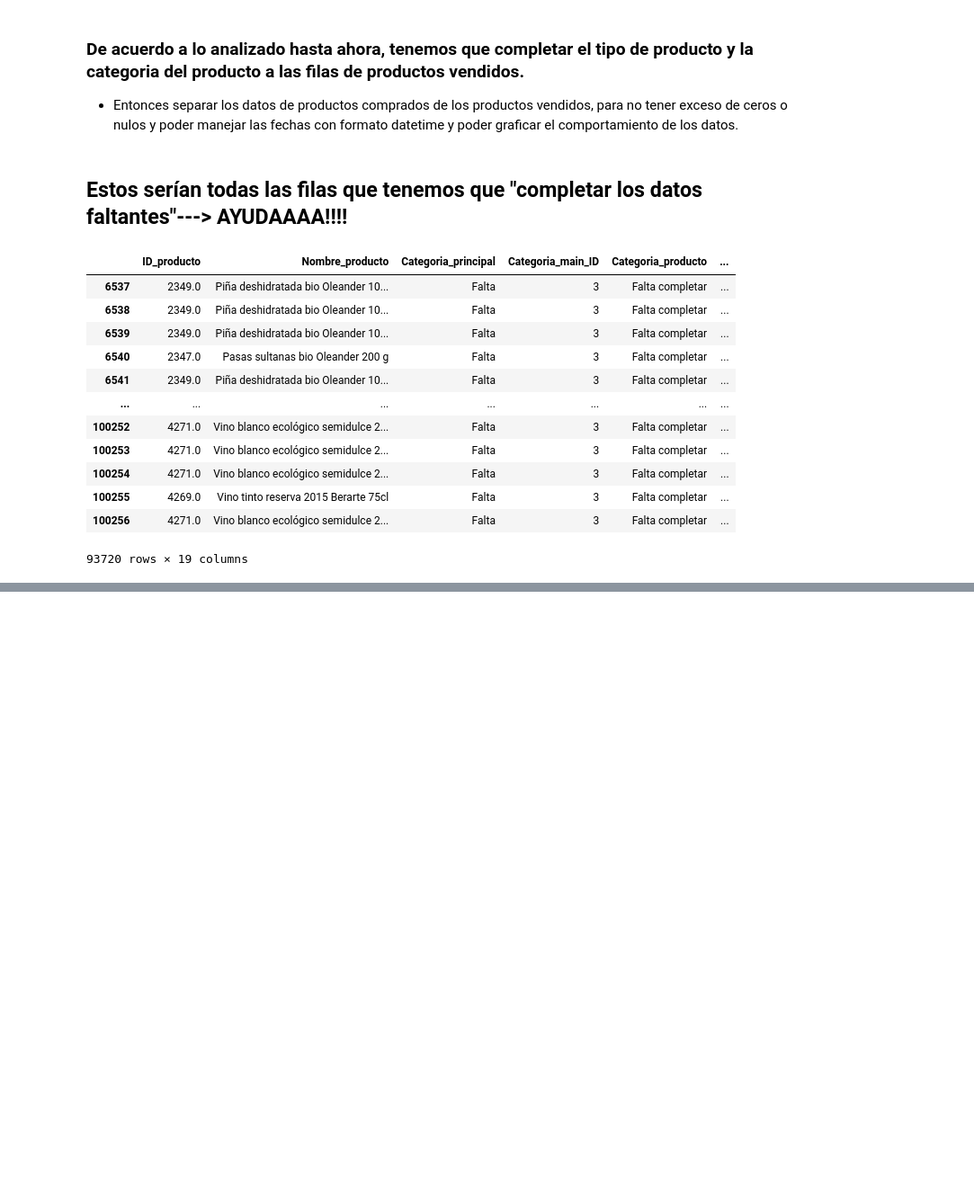
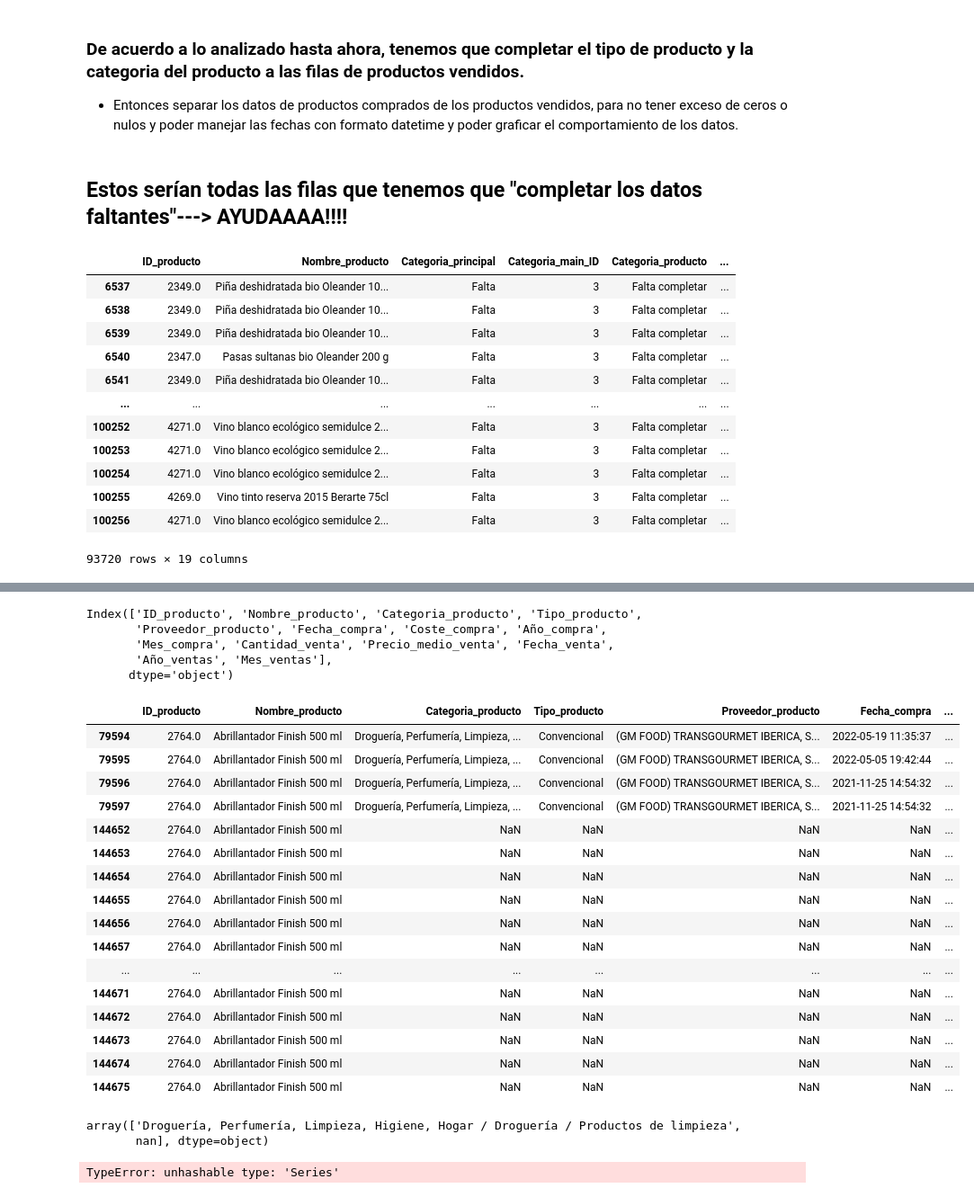
Before and after one commit to Factoria-F5-AI-Bootcamp-1-Edicion/osa_analysis, a Jupyter notebook: EDA_Compras&Ventas_LaOsa.ipynb, the cells around one changed output, grey strips where cells are left out. Shown: that part at 90% size. Cells and saved outputs as stored; diff of their text form; code cells hidden in the pictures; blank space fills up the shorter version.

Commit message:
Creando funcion para completar categorias faltantes.... Pero aun no lo consigo

```diff
--- a/EDA_Compras&Ventas_LaOsa.ipynb
+++ b/EDA_Compras&Ventas_LaOsa.ipynb
@@ -1128,2 +1155,6 @@ df.loc[df["Categoria_producto"] == "Falta completar"]
 # %%
 df[df["Nombre_producto"] == "condicion"]["Columna2"]
+# %%
+#Datasets de compra de productos a proveedores 2021-2022
+data= pd.read_csv("data_compra_venta_2021_2022_LaOsa.csv")
+data.head(10)
@@ -1129,0 +1173,40 @@ df[df["Nombre_producto"] == "condicion"]["Columna2"]
+# %%
+data.columns
+# %% [output]
+Index(['ID_producto', 'Nombre_producto', 'Categoria_producto', 'Tipo_producto',
+       'Proveedor_producto', 'Fecha_compra', 'Coste_compra', 'Año_compra',
+       'Mes_compra', 'Cantidad_venta', 'Precio_medio_venta', 'Fecha_venta',
+       'Año_ventas', 'Mes_ventas'],
+      dtype='object')
+# %%
+abrillantador=data.loc[data['Nombre_producto'] == 'Abrillantador Finish 500 ml']
+abrillantador
+# %% [output]
+|  | ID_producto | Nombre_producto | Categoria_producto | Tipo_producto | Proveedor_producto | Fecha_compra | ... |
+| 79594 | 2764.0 | Abrillantador Finish 500 ml | Droguería, Perfumería, Limpieza, ... | Convencional | (GM FOOD) TRANSGOURMET IBERICA, S... | 2022-05-19 11:35:37 | ... |
+| 79595 | 2764.0 | Abrillantador Finish 500 ml | Droguería, Perfumería, Limpieza, ... | Convencional | (GM FOOD) TRANSGOURMET IBERICA, S... | 2022-05-05 19:42:44 | ... |
+| 79596 | 2764.0 | Abrillantador Finish 500 ml | Droguería, Perfumería, Limpieza, ... | Convencional | (GM FOOD) TRANSGOURMET IBERICA, S... | 2021-11-25 14:54:32 | ... |
+| 79597 | 2764.0 | Abrillantador Finish 500 ml | Droguería, Perfumería, Limpieza, ... | Convencional | (GM FOOD) TRANSGOURMET IBERICA, S... | 2021-11-25 14:54:32 | ... |
+| 144652 | 2764.0 | Abrillantador Finish 500 ml | NaN | NaN | NaN | NaN | ... |
+| 144653 | 2764.0 | Abrillantador Finish 500 ml | NaN | NaN | NaN | NaN | ... |
+| 144654 | 2764.0 | Abrillantador Finish 500 ml | NaN | NaN | NaN | NaN | ... |
+| 144655 | 2764.0 | Abrillantador Finish 500 ml | NaN | NaN | NaN | NaN | ... |
+| 144656 | 2764.0 | Abrillantador Finish 500 ml | NaN | NaN | NaN | NaN | ... |
+| 144657 | 2764.0 | Abrillantador Finish 500 ml | NaN | NaN | NaN | NaN | ... |
+| ... | ... | ... | ... | ... | ... | ... | ... |
+| 144671 | 2764.0 | Abrillantador Finish 500 ml | NaN | NaN | NaN | NaN | ... |
+| 144672 | 2764.0 | Abrillantador Finish 500 ml | NaN | NaN | NaN | NaN | ... |
+| 144673 | 2764.0 | Abrillantador Finish 500 ml | NaN | NaN | NaN | NaN | ... |
+| 144674 | 2764.0 | Abrillantador Finish 500 ml | NaN | NaN | NaN | NaN | ... |
+| 144675 | 2764.0 | Abrillantador Finish 500 ml | NaN | NaN | NaN | NaN | ... |
+# %%
+abrillantador.Categoria_producto.unique()
+# %% [output]
+array(['Droguería, Perfumería, Limpieza, Higiene, Hogar / Droguería / Productos de limpieza',
+       nan], dtype=object)
+# %%
+data.loc[pd.isna(df["Categoria_producto"]), "Categoria_producto"] = df[pd.isna(df["Categoria_producto"])]["Nombre_producto"].apply(
+    lambda x: "Droguería, Perfumería, Limpieza, Higiene, Hogar / Droguería / Productos de limpieza" if x == "Abrillantador Finish 500 ml" else none
+)
+# %% [output]
+TypeError: unhashable type: 'Series'
```
Also changed, not shown: parts of 7 cells of this notebook, 1 other file.
